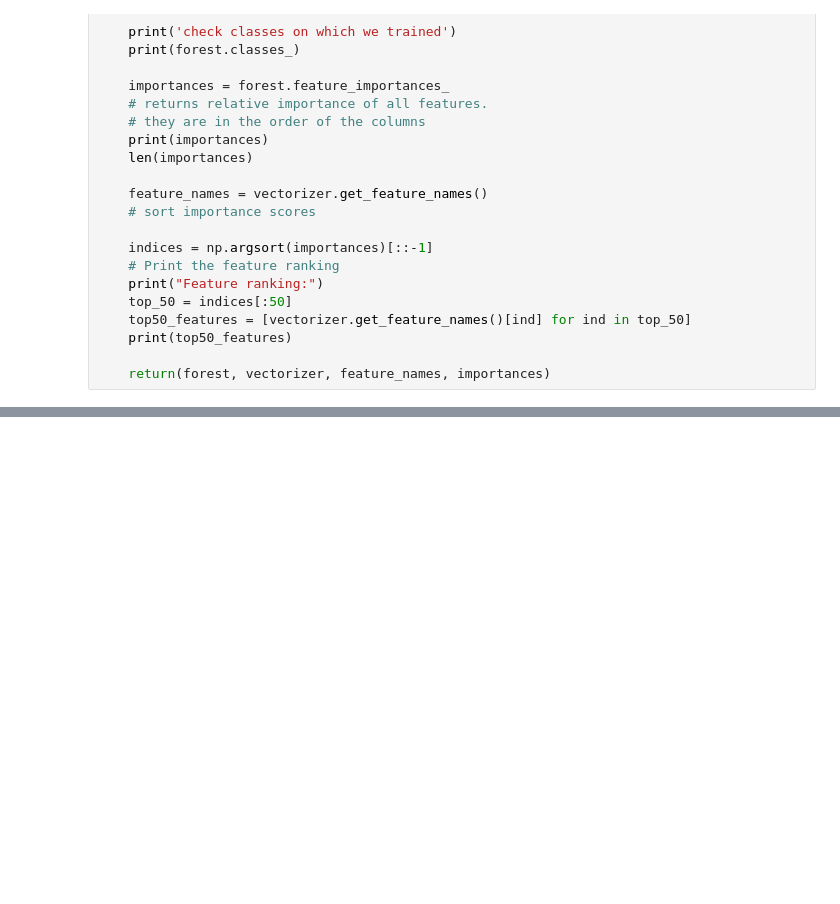
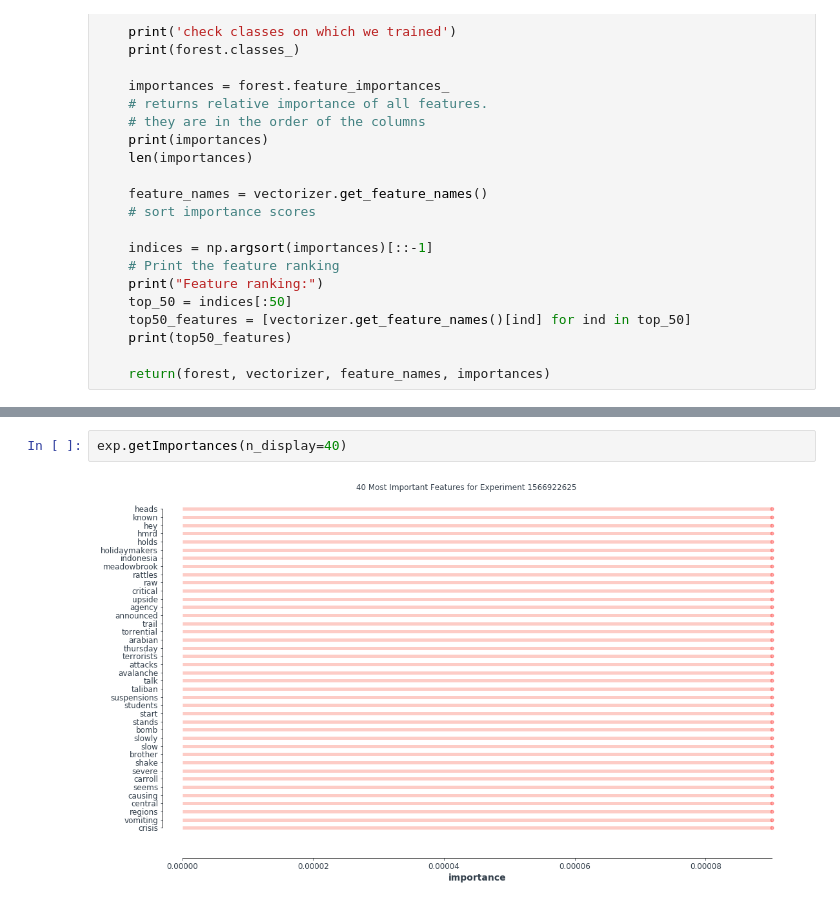
Before and after one commit to pierrelouismissler/AsTeR, a Jupyter notebook: research/development.ipynb, the cells around one changed output, grey strips where cells are left out. Drawn from its saved outputs; the diff is of its cells as text; blank space fills up the shorter version.

```diff
--- a/research/development.ipynb
+++ b/research/development.ipynb
@@ -470,0 +337,4 @@ output_content
+# %%
+exp.getImportances(n_display=40)
+# %% [output]
+[figure, added]
```
Also changed, not shown: parts of 16 cells of this notebook, 6 other files.
